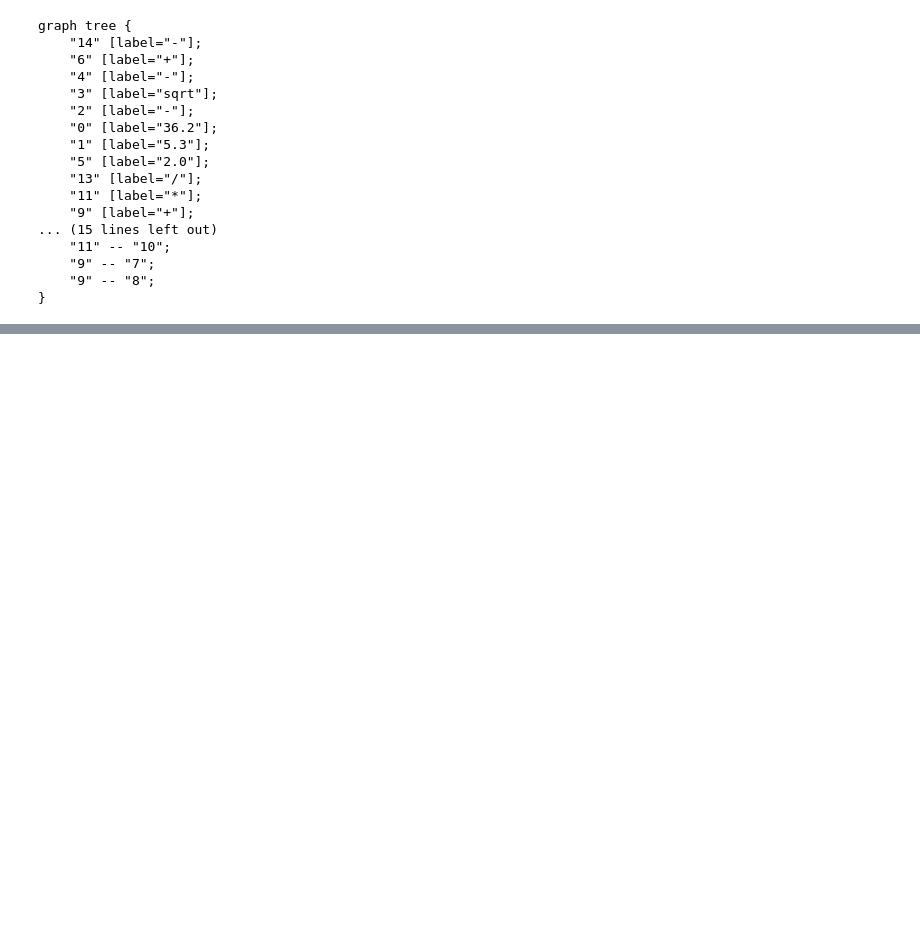
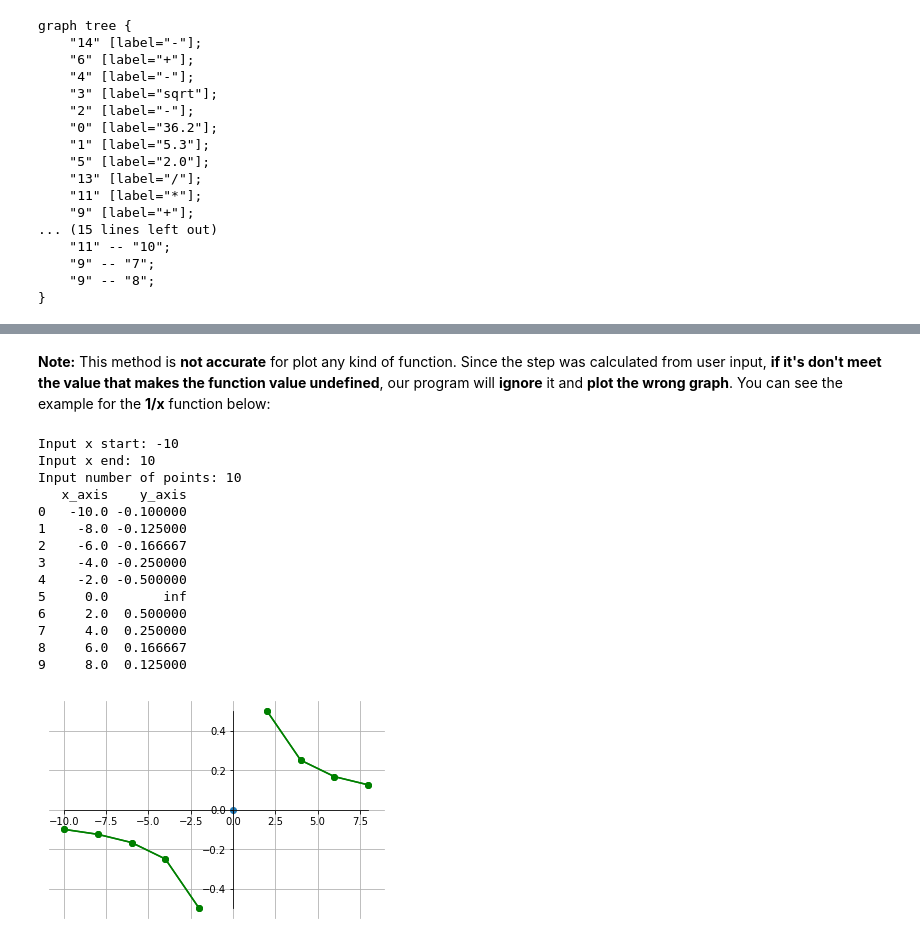
Before and after one commit to lamhoangtung/Simple-Calculator-using-Reverse-Polish-Notation, a Jupyter notebook: Simple Calculator using Reverse Polish Notation.ipynb, the cells around one changed output, grey strips where cells are left out. Cells and saved outputs as stored; diff of their text form; code cells hidden in the pictures; blank space fills up the shorter version.

```diff
--- a/Simple Calculator using Reverse Polish Notation.ipynb
+++ b/Simple Calculator using Reverse Polish Notation.ipynb
@@ -305,0 +406,22 @@ graph tree {
+# %% [markdown]
+**Note:** This method is **not accurate** for plot any kind of function. Since the step was calculated from user input, **if it's don't meet the value that makes the function value undefined**, our program will **ignore** it and **plot the wrong graph**. You can see the example for the **1/x** function below:
+# %%
+exp, _ = preprocessExpression("1/x")
+postfix = infixToPostfix(exp)
+plotFunction(postfix)
+# %% [output]
+Input x start: -10
+Input x end: 10
+Input number of points: 10
+   x_axis    y_axis
+0   -10.0 -0.100000
+1    -8.0 -0.125000
+2    -6.0 -0.166667
+3    -4.0 -0.250000
+4    -2.0 -0.500000
+5     0.0       inf
+6     2.0  0.500000
+7     4.0  0.250000
+8     6.0  0.166667
+9     8.0  0.125000
+[figure, added]
```
Also changed, not shown: parts of 30 cells of this notebook, 4 other files.
